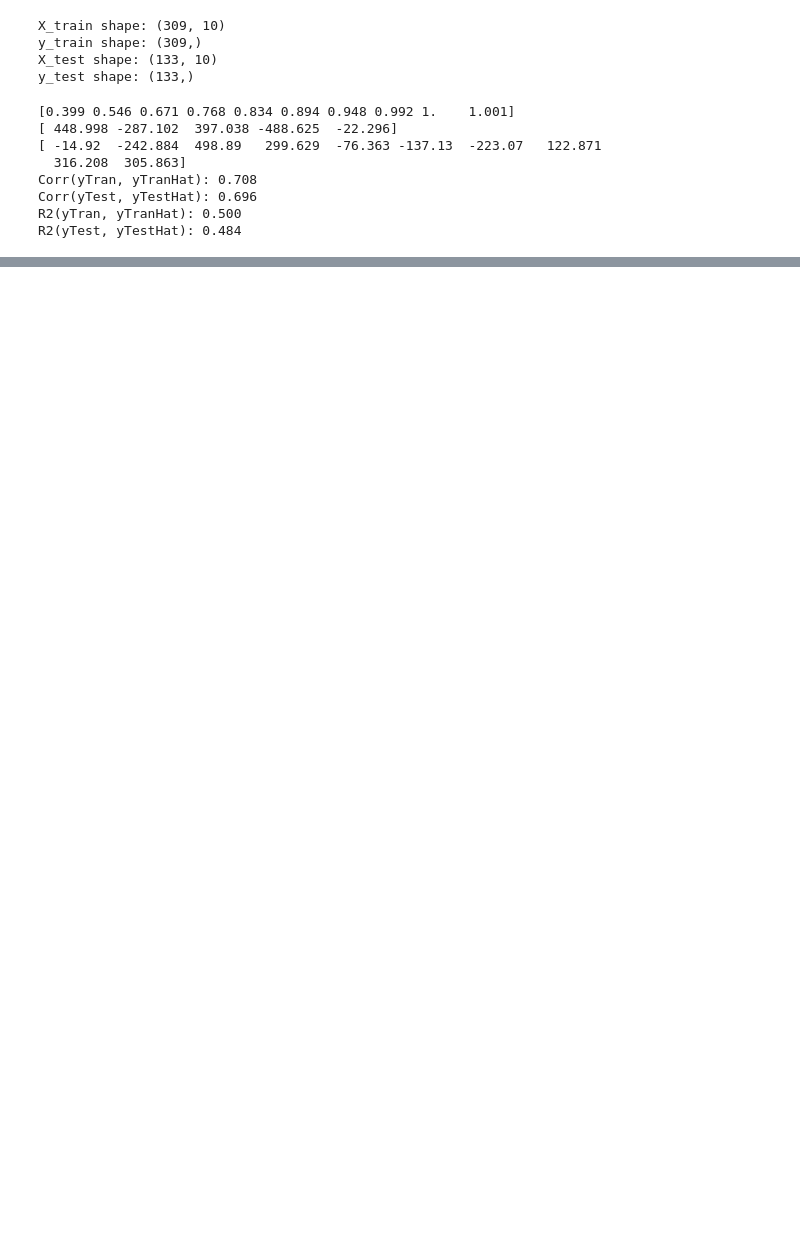
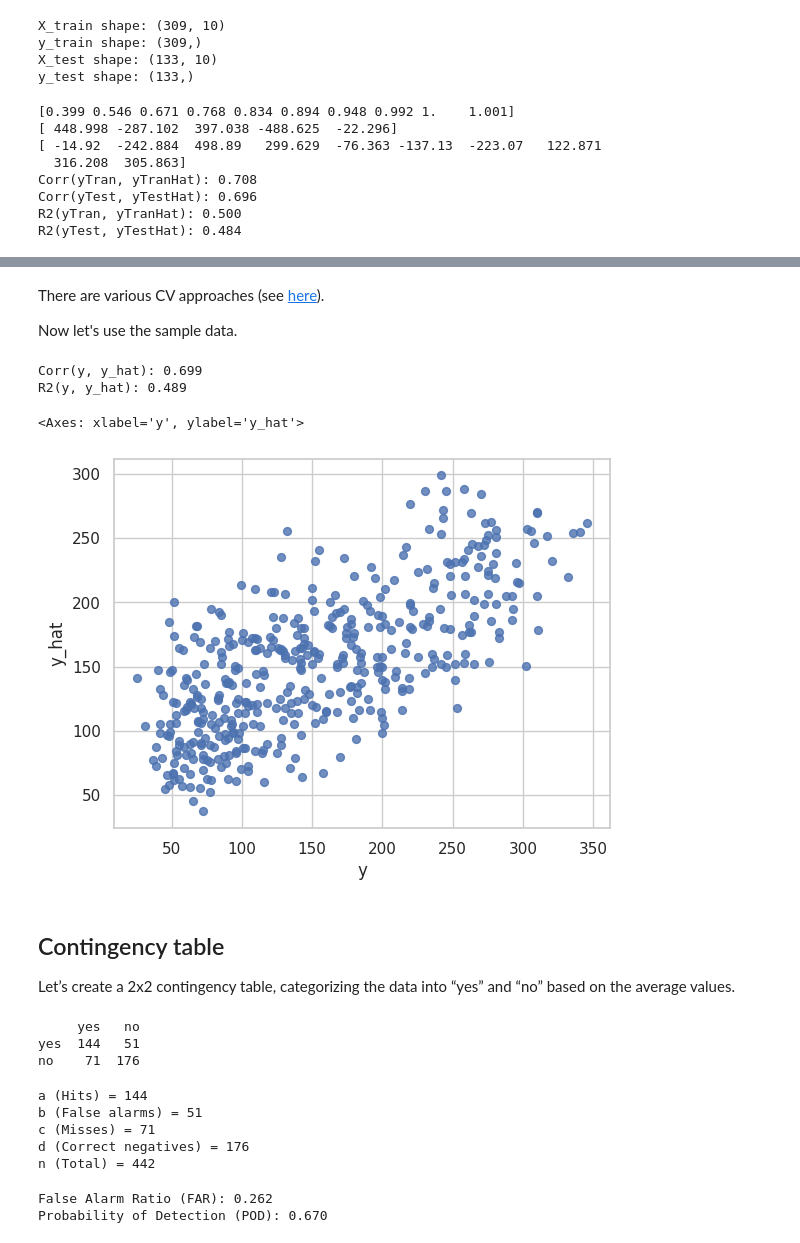
Before and after one commit to gnodnooh/hydroclimatology, a Jupyter notebook: practice_of_principal_component_regression_1.ipynb, the cells around one changed output, grey strips where cells are left out. Cells and saved outputs as stored; diff of their text form; code cells hidden in the pictures; blank space fills up the shorter version.

Commit message:
contingency table is added

```diff
--- a/practice_of_principal_component_regression_1.ipynb
+++ b/practice_of_principal_component_regression_1.ipynb
@@ -278,0 +301,5 @@ R2(yTest, yTestHat): 0.484
+# %%
+from sklearn.model_selection import LeaveOneOut
+loo = LeaveOneOut()
+for train, test in loo.split(np.arange(10)):
+    print(train, test)
@@ -278,0 +317,42 @@ R2(yTest, yTestHat): 0.484
+# %% [markdown]
+There are various CV approaches (see [here](https://scikit-learn.org/stable/modules/cross_validation.html#cross-validation-iterators)).
+
+Now let's use the sample data.
+# %%
+from sklearn.model_selection import LeaveOneOut
+from sklearn.model_selection import cross_val_predict
+from sklearn.datasets import load_diabetes
+X, y = load_diabetes(return_X_y=True)
+
+# Normalization based on X
+scaler_X = StandardScaler()
+X = scaler_X.fit_transform(X)
+
+# PCR with LOOCV
+npc = 5 # Adjust npc
+loo = LeaveOneOut()
+y_hat = np.full_like(y, np.nan) # empty array to store prediction values
+for train, test in loo.split(X):
+    X_train, X_test = X[train], X[test]
+    y_train, y_test = y[train], y[test]
+    pca = PCA(n_components=X_train.shape[1])
+    Z = pca.fit_transform(X_train)
+    gamma = LinearRegression().fit(Z[:, :npc], y_train).coef_
+    beta = pca.components_[:npc, :].T.dot(gamma)
+    y_hat[test] = X_test.dot(beta)
+y_hat = y_hat + y.mean()
+print(f'Corr(y, y_hat): {np.corrcoef(y, y_hat)[0, 1]:.3f}')
+print(f'R2(y, y_hat): {r2_score(y, y_hat):.3f}')
+# %% [output]
+Corr(y, y_hat): 0.699
+R2(y, y_hat): 0.489
+# %%
+df= pd.DataFrame({'y': y, 'y_hat': y_hat})
+df.plot(x='y', y='y_hat', kind='scatter', s=32, alpha=.8)
+# %% [output]
+<Axes: xlabel='y', ylabel='y_hat'>
+[figure, added]
+# %% [markdown]
+## Contingency table
+
+Let’s create a 2x2 contingency table, categorizing the data into “yes” and “no” based on the average values.
@@ -278,0 +376,33 @@ R2(yTest, yTestHat): 0.484
+# %%
+table = contingency_table_2x2(y, y_hat).astype(int)
+table = pd.DataFrame(table, index=['yes', 'no'], columns=['yes', 'no'])
+print(table)
+# %% [output]
+     yes   no
+yes  144   51
+no    71  176
+# %%
+a, b, c, d = table.values.flatten()
+n = a + b + c + d
+print(f'a (Hits) = {a}')
+print(f'b (False alarms) = {b}')
+print(f'c (Misses) = {c}')
+print(f'd (Correct negatives) = {d}')
+print(f'n (Total) = {n}')
+# %% [output]
+a (Hits) = 144
+b (False alarms) = 51
+c (Misses) = 71
+d (Correct negatives) = 176
+n (Total) = 442
+# %%
+# False Alarm Ratio
+far = b / (a + b)
+print(f'False Alarm Ratio (FAR): {far:.3f}')
+
+# Probability of Detection (Hit rate)
+pod = a / (a + c)
+print(f'Probability of Detection (POD): {pod:.3f}')
+# %% [output]
+False Alarm Ratio (FAR): 0.262
+Probability of Detection (POD): 0.670
```
Also changed, not shown: parts of 8 cells of this notebook.
